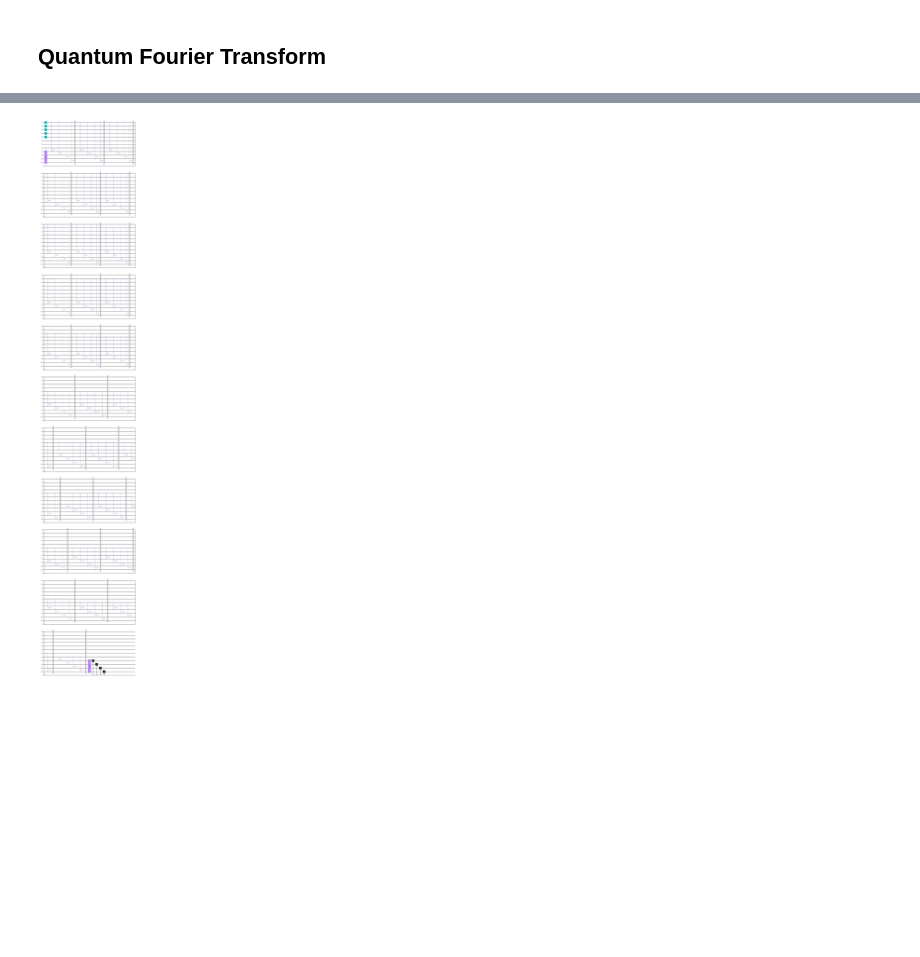
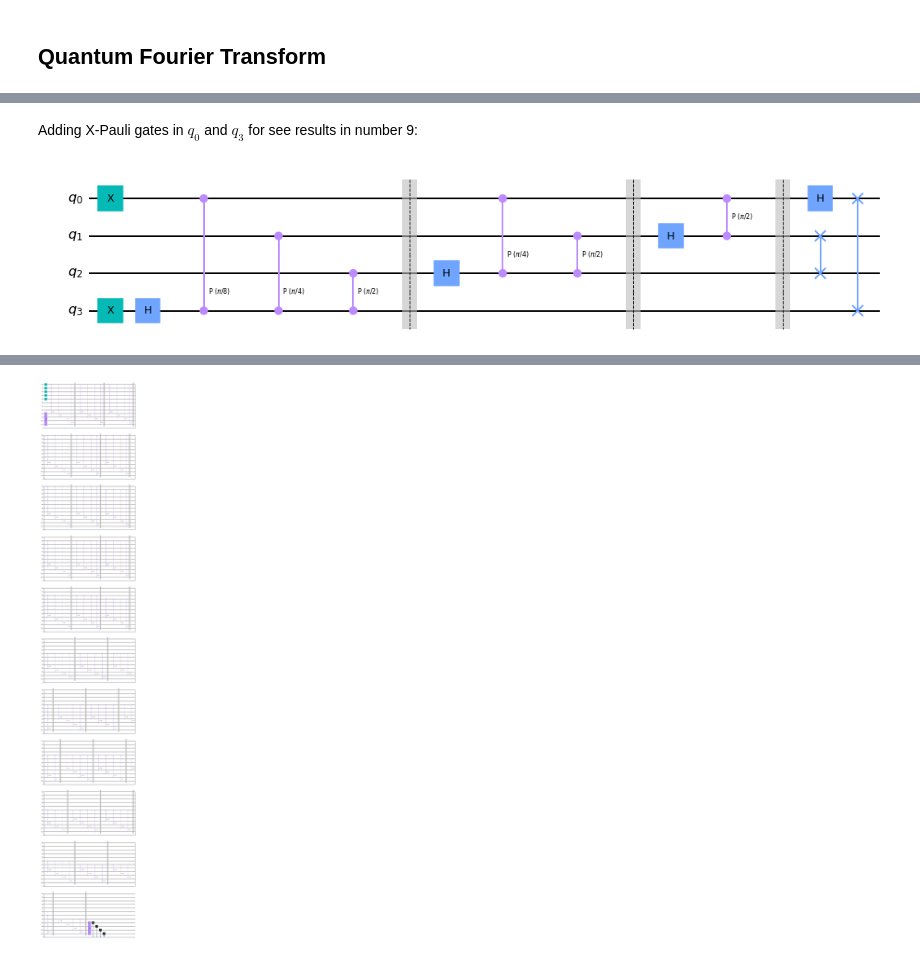
Before and after one commit to Miguelillnino/Quantum-Euclidean-Distance-for-Two-Images, a Jupyter notebook: Fourier-Rotations-Images-Miguel.ipynb, the cells around one changed output, grey strips where cells are left out. Cells and saved outputs as stored; diff of their text form; code cells hidden in the pictures; blank space fills up the shorter version.

```diff
--- a/Fourier-Rotations-Images-Miguel.ipynb
+++ b/Fourier-Rotations-Images-Miguel.ipynb
@@ -52,0 +82,9 @@ SyntaxError: invalid syntax (<ipython-input-21-dc327dbc4767>, line 1)
+# %% [markdown]
+Adding X-Pauli gates in $q_0$ and $q_3$ for see results in number 9:
+# %%
+qc = QuantumCircuit(4)
+qc.x(0)
+qc.x(3)
+QFT4qubits(qc).draw('mpl')
+# %% [output]
+[figure, added]
```
Also changed, not shown: parts of 11 cells of this notebook.
